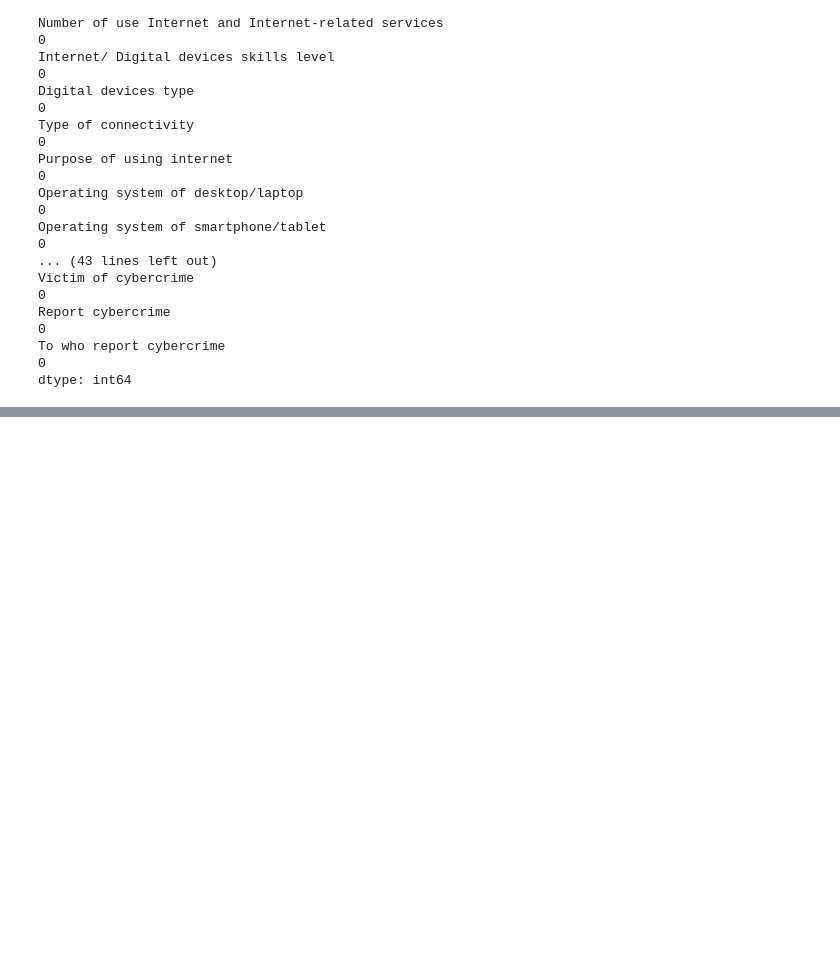
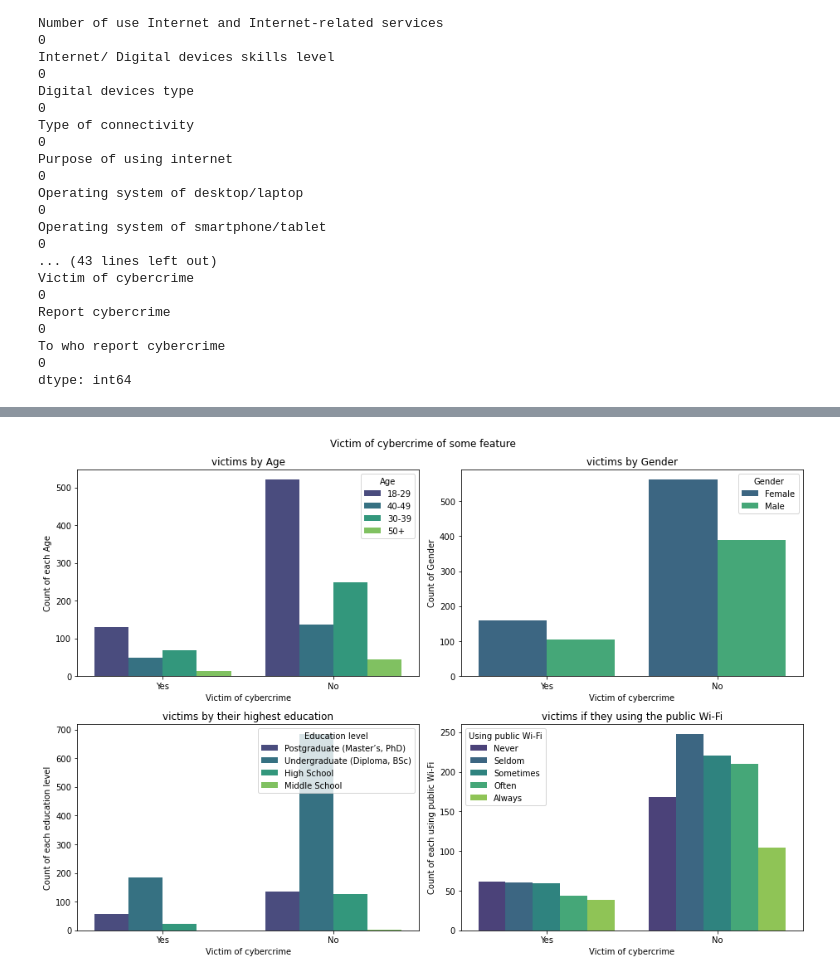
Before and after one commit to Hala-Alsouly/SDA-Capstone, a Jupyter notebook: Data cleaning and EDA.ipynb, the cells around one changed output, grey strips where cells are left out. Saved outputs shown, nothing was run; the diff lists cells and outputs as text; code cells hidden in the pictures; blank space fills up the shorter version.

```diff
--- a/Data cleaning and EDA.ipynb
+++ b/Data cleaning and EDA.ipynb
@@ -778,0 +796,38 @@ df.to_csv('Cleaned data.csv', index=False)
+# %%
+# Subplot
+plt.figure(figsize=(13,9))
+
+
+#plot 1: victims by Age
+
+plt.subplot(2, 2, 1)
+A = sns.countplot(x='Victim of cybercrime', hue='Age', data=df, palette="viridis")
+A.set_title('victims by Age')
+A.set_ylabel('Count of each Age')
+
+#plot 2: victims by gender
+
+plt.subplot(2, 2, 2)
+B = sns.countplot(x='Victim of cybercrime', hue='Gender', data=df, palette="viridis")
+B.set_title('victims by Gender')
+B.set_ylabel('Count of Gender')
+
+# plot 3: victims by their highest education
+
+plt.subplot(2,2,3)
+C= sns.countplot(x='Victim of cybercrime', hue='Education level', data=df, palette="viridis")
+C.set_title('victims by their highest education')
+C.set_ylabel('Count of each education level')
+
+# plot 4: victims if they using the public Wi-Fi
+
+plt.subplot(2,2,4)
+D = sns.countplot(x='Victim of cybercrime', hue='Using public Wi-Fi', data=df, palette="viridis")
+D.set_title('victims if they using the public Wi-Fi')
+D.set_ylabel('Count of each using public Wi-Fi')
+
+plt.suptitle("Victim of cybercrime of some feature")
+plt.tight_layout()
+plt.show()
+# %% [output]
+[figure, added]
```
Also changed, not shown: parts of 39 cells of this notebook.
